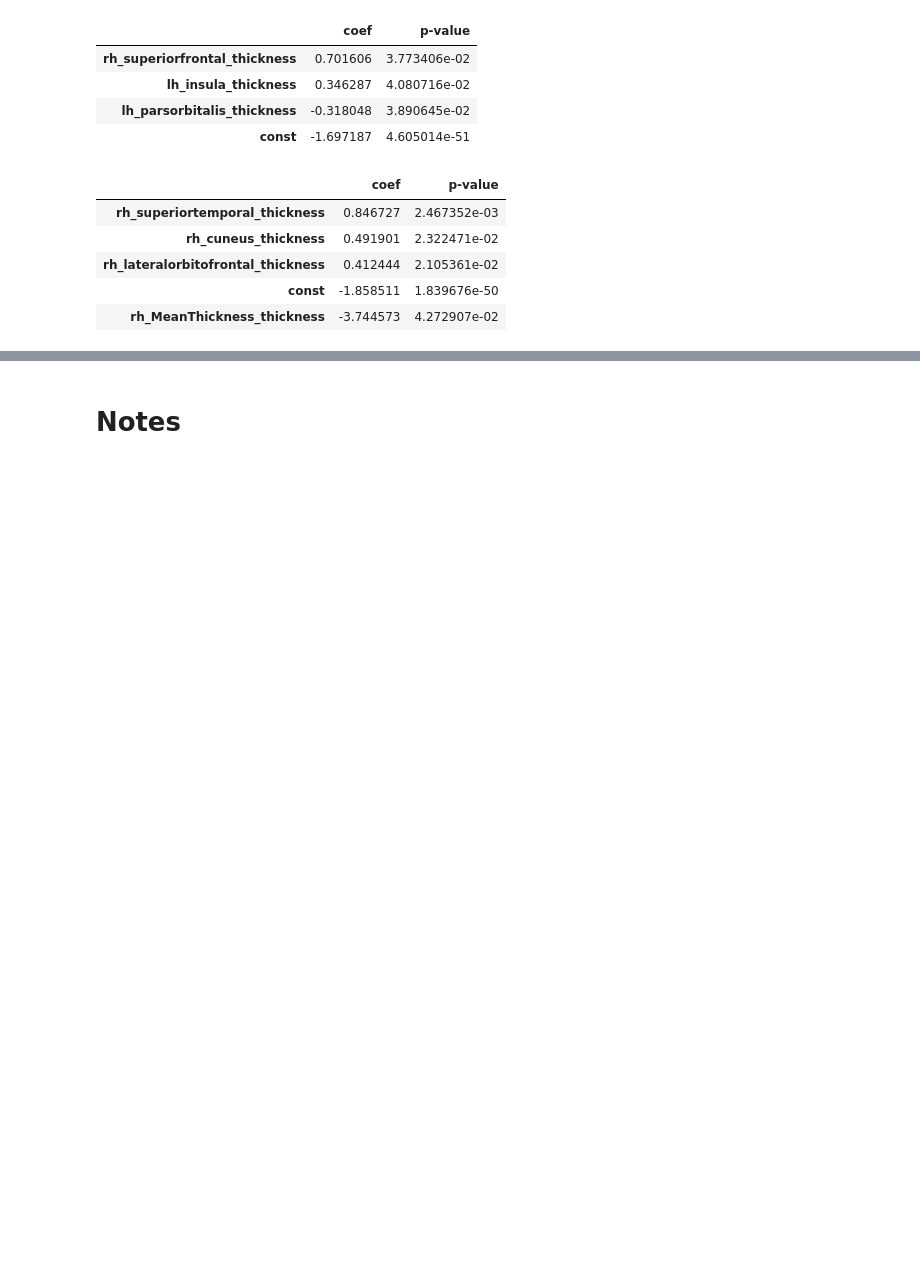
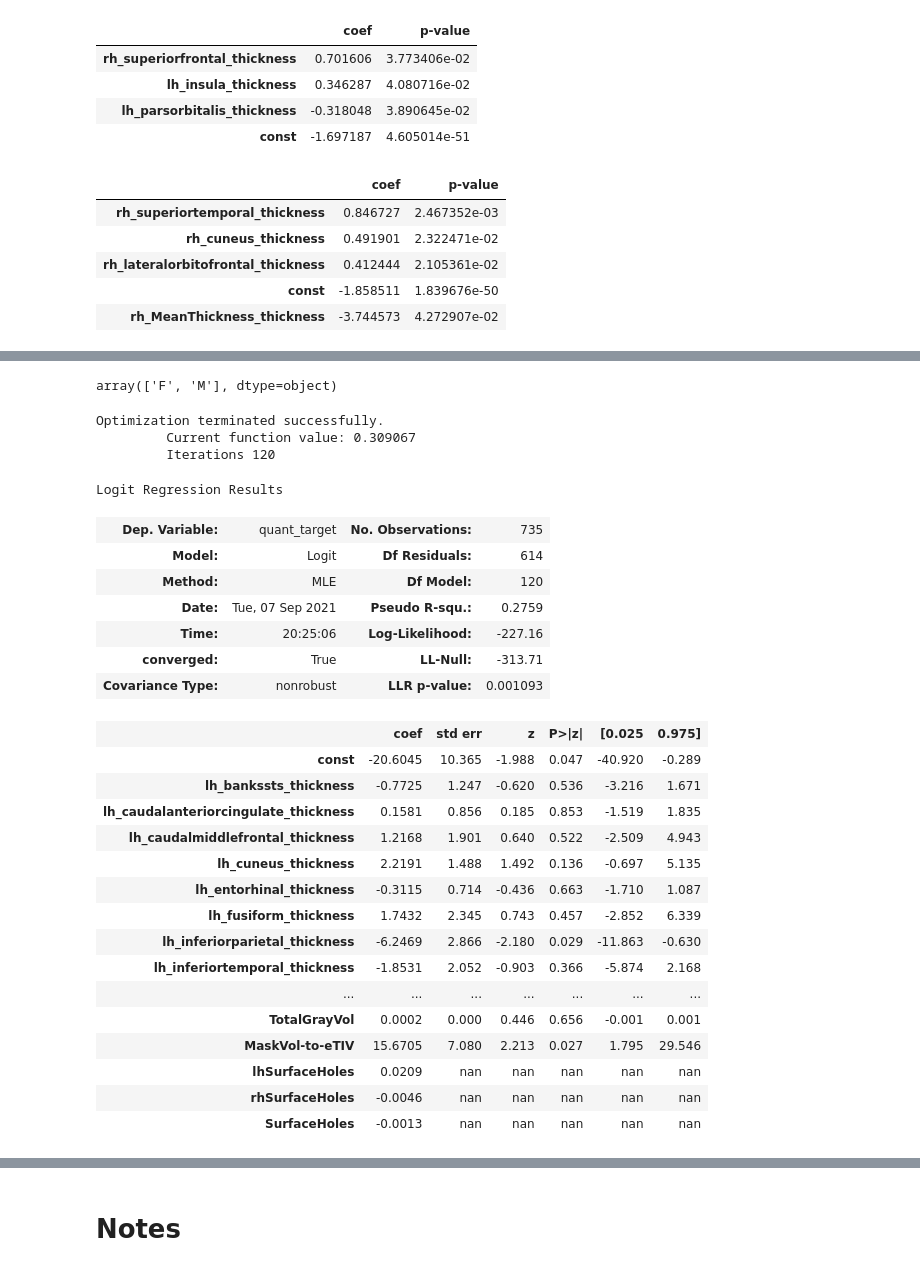
Before and after one commit to lukevano/mri_personality, a Jupyter notebook: notebooks/lv_lewagon_mri.ipynb, the cells around one changed output, grey strips where cells are left out. Drawn from its saved outputs; the diff is of its cells as text; code cells hidden in the pictures; blank space fills up the shorter version.

Commit message:
Trying the quartile model

```diff
--- a/notebooks/lv_lewagon_mri.ipynb
+++ b/notebooks/lv_lewagon_mri.ipynb
@@ -3622,0 +3692,4 @@ gaussian_4_thick_f_best_feats[gaussian_4_thick_f_best_feats['p-value']<0.05].sor
+# %%
+quant_target=quantile_kmeans.labels_
+df['quant_target']=quant_target
+df
@@ -3622,0 +3742,54 @@ gaussian_4_thick_f_best_feats[gaussian_4_thick_f_best_feats['p-value']<0.05].sor
+# %%
+sex_df2 = df
+sex_df2.sex.replace('female', 'F', inplace=True)
+sex_df2.sex.replace('male', 'M', inplace=True)
+sex_df2.sex.replace(np.nan, 'F', inplace=True)
+f_df2 = sex_df2[sex_df2.sex == 'F']
+m_df2 = sex_df2[sex_df2.sex == 'M']
+sex_df2.sex.unique()
+# %% [output]
+array(['F', 'M'], dtype=object)
+# %%
+# Feature creation
+X_f2 = f_df2.iloc[:,11:].reset_index(drop=True).drop(columns='quant_target')
+X_m2 = m_df2.iloc[:,11:].reset_index(drop=True).drop(columns='quant_target')
+y_f2 = f_df2.quant_target.reset_index(drop=True)
+y_m2 = m_df2.quant_target.reset_index(drop=True)
+# %%
+# Add a constant as a feature to the scaled X
+X_f_2_int = sm.add_constant(X_f2)
+X_f_2_int = pd.DataFrame(X_f_2_int, columns=pd.Index(['const']).append(X_f2.columns))
+
+X_m_2_int = sm.add_constant(X_m2)
+X_m_2_int = pd.DataFrame(X_m_2_int, columns=pd.Index(['const']).append(X_f2.columns))
+# %%
+results_f_q_0 = sm.Logit(y_f2==0, X_f_2_int).fit(maxiter=1000)
+results_f_q_0.summary()
+# %% [output]
+Optimization terminated successfully.
+         Current function value: 0.309067
+         Iterations 120
+Logit Regression Results
+| Dep. Variable: | quant_target | No. Observations: | 735 |
+| Model: | Logit | Df Residuals: | 614 |
+| Method: | MLE | Df Model: | 120 |
+| Date: | Tue, 07 Sep 2021 | Pseudo R-squ.: | 0.2759 |
+| Time: | 20:25:06 | Log-Likelihood: | -227.16 |
+| converged: | True | LL-Null: | -313.71 |
+| Covariance Type: | nonrobust | LLR p-value: | 0.001093 |
+|  | coef | std err | z | P>|z| | [0.025 | 0.975] |
+| const | -20.6045 | 10.365 | -1.988 | 0.047 | -40.920 | -0.289 |
+| lh_bankssts_thickness | -0.7725 | 1.247 | -0.620 | 0.536 | -3.216 | 1.671 |
+| lh_caudalanteriorcingulate_thickness | 0.1581 | 0.856 | 0.185 | 0.853 | -1.519 | 1.835 |
+| lh_caudalmiddlefrontal_thickness | 1.2168 | 1.901 | 0.640 | 0.522 | -2.509 | 4.943 |
+| lh_cuneus_thickness | 2.2191 | 1.488 | 1.492 | 0.136 | -0.697 | 5.135 |
+| lh_entorhinal_thickness | -0.3115 | 0.714 | -0.436 | 0.663 | -1.710 | 1.087 |
+| lh_fusiform_thickness | 1.7432 | 2.345 | 0.743 | 0.457 | -2.852 | 6.339 |
+| lh_inferiorparietal_thickness | -6.2469 | 2.866 | -2.180 | 0.029 | -11.863 | -0.630 |
+| lh_inferiortemporal_thickness | -1.8531 | 2.052 | -0.903 | 0.366 | -5.874 | 2.168 |
+| ... | ... | ... | ... | ... | ... | ... |
+| TotalGrayVol | 0.0002 | 0.000 | 0.446 | 0.656 | -0.001 | 0.001 |
+| MaskVol-to-eTIV | 15.6705 | 7.080 | 2.213 | 0.027 | 1.795 | 29.546 |
+| lhSurfaceHoles | 0.0209 | nan | nan | nan | nan | nan |
+| rhSurfaceHoles | -0.0046 | nan | nan | nan | nan | nan |
+| SurfaceHoles | -0.0013 | nan | nan | nan | nan | nan |
```
Also changed, not shown: parts of 83 cells of this notebook.
